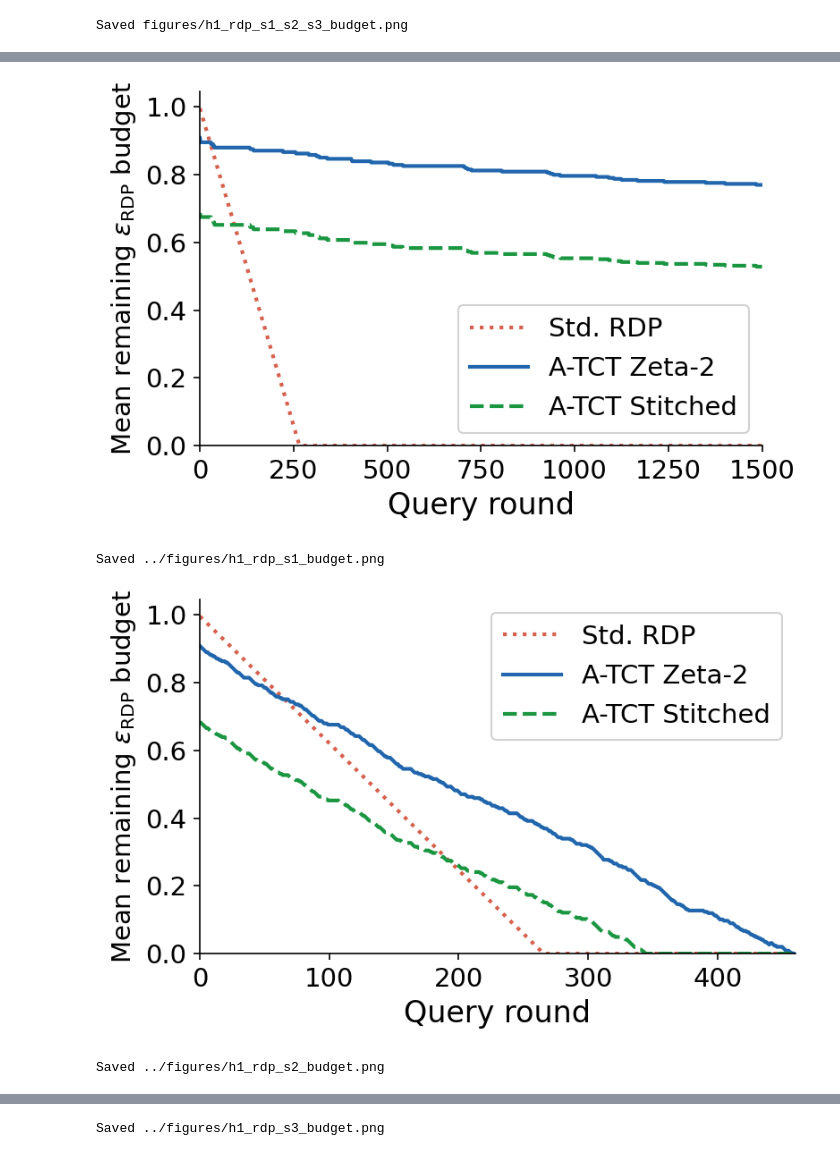
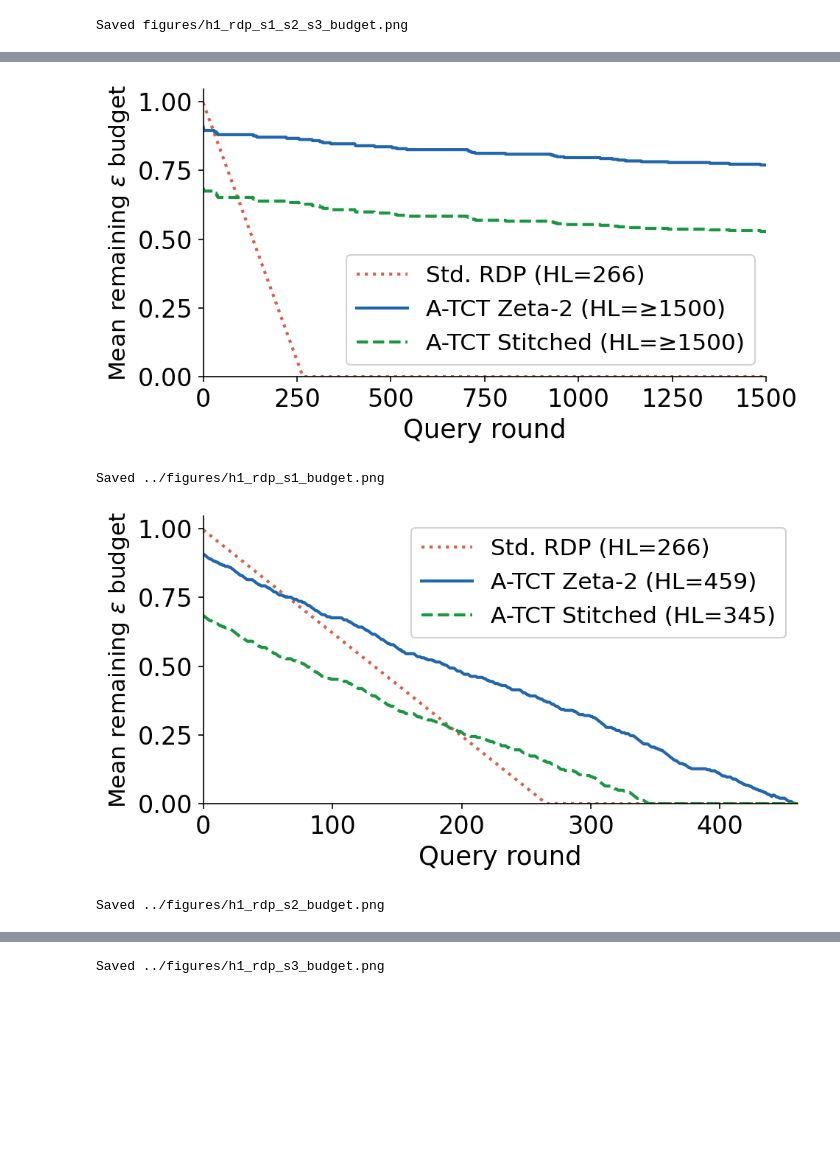
Before and after one commit to arcaulfield/adaptive-act, a Jupyter notebook: notebooks/11_h1_rdp.ipynb, the cells around one changed output, grey strips where cells are left out. Saved outputs shown, nothing was run; the diff lists cells and outputs as text; code cells hidden in the pictures; blank space fills up the shorter version.

```diff
--- a/notebooks/11_h1_rdp.ipynb
+++ b/notebooks/11_h1_rdp.ipynb
@@ -601,7 +601,7 @@ retention_panels = [
      'lower left',   '../figures/h1_rdp_s3_retention.png'),
 ]
 for zf, sf, idpf, hl_z, hl_s, hl_i, leg_loc, fname in retention_panels:
-    fig, ax = plt.subplots(figsize=(5.5, 3.5))
+    fig, ax = plt.subplots(figsize=(6.5, 3.5))
     n = max(len(zf), len(sf), len(idpf)) + 1
     rnds = list(range(n))
     za = pad(zf, n); sa = pad(sf, n); ia = pad(idpf, n)
@@ -614,11 +614,11 @@ for zf, sf, idpf, hl_z, hl_s, hl_i, leg_loc, fname in retention_panels:
     ax.axhline(0.5, color='#aaa', lw=0.75, linestyle=':', zorder=0)
     if hl_i < n - 2:
         ax.axvline(hl_i, color=IDP_COLOR, lw=0.9, linestyle=':', alpha=0.6)
-    ax.set_xlabel('Query round', fontsize=16)
+    ax.set_xlabel('Query round', fontsize=17)
     ax.set_ylabel('Fraction of users active', fontsize=16)
     ax.set_xlim(0, n - 1); ax.set_ylim(-0.02, 1.08)
-    ax.tick_params(axis='both', which='major', labelsize=14)
-    ax.legend(loc=leg_loc, fontsize=12, frameon=True, framealpha=0.88,
+    ax.tick_params(axis='both', which='major', labelsize=16)
+    ax.legend(loc=leg_loc, fontsize=15, frameon=True, framealpha=0.88,
               borderpad=0.45, labelspacing=0.55, handlelength=2.2)
     plt.tight_layout()
     fig.subplots_adjust(top=0.97)
@@ -635,35 +635,35 @@ Saved ../figures/h1_rdp_s3_retention.png
 # %%
 # ── Individual S1 / S2 / S3: Budget Degradation ─────────────────────────────
 budget_panels = [
-    (tct1z_budget, tct1s_budget, idp1_budget, 'lower right',
-     '../figures/h1_rdp_s1_budget.png'),
-    (tct2z_budget, tct2s_budget, idp2_budget, 'upper right',
-     '../figures/h1_rdp_s2_budget.png'),
-    (tct3z_budget, tct3s_budget, idp3_budget, 'upper right',
-     '../figures/h1_rdp_s3_budget.png'),
+    (tct1z_budget, tct1s_budget, idp1_budget, hl_tct1z, hl_tct1s, hl_idp1,
+     'lower right', '../figures/h1_rdp_s1_budget.png'),
+    (tct2z_budget, tct2s_budget, idp2_budget, hl_tct2z, hl_tct2s, hl_idp2,
+     'upper right', '../figures/h1_rdp_s2_budget.png'),
+    (tct3z_budget, tct3s_budget, idp3_budget, hl_tct3z, hl_tct3s, hl_idp3,
+     'upper right', '../figures/h1_rdp_s3_budget.png'),
 ]
-for zb, sb, ib, leg_loc, fname in budget_panels:
-    fig, ax = plt.subplots(figsize=(5.5, 3.5))
+for zb, sb, ib, hl_z, hl_s, hl_i, leg_loc, fname in budget_panels:
+    fig, ax = plt.subplots(figsize=(6.5, 3.5))
     n = max(len(zb), len(sb), len(ib)) + 1
     rnds = list(range(n))
     zb_ = pad(zb, n); sb_ = pad(sb, n); ib_ = pad(ib, n)
-    ax.plot(rnds, ib_, color=IDP_COLOR,   lw=2.0, linestyle=':', label='Std. RDP')
-    ax.plot(rnds, zb_, color=TCT_Z_COLOR, lw=2.0,               label='A-TCT Zeta-2')
-    ax.plot(rnds, sb_, color=TCT_S_COLOR, lw=2.0, linestyle='--', label='A-TCT Stitched')
+    ax.plot(rnds, ib_, color=IDP_COLOR,   lw=2.0, linestyle=':', label=f'Std. RDP (HL={hl_i})')
+    ax.plot(rnds, zb_, color=TCT_Z_COLOR, lw=2.0,               label=f'A-TCT Zeta-2 (HL={hl_label(hl_z, n)})')
+    ax.plot(rnds, sb_, color=TCT_S_COLOR, lw=2.0, linestyle='--', label=f'A-TCT Stitched (HL={hl_label(hl_s, n)})')
     ax.axhline(0, color='#888', lw=0.5, zorder=0)
-    ax.set_xlabel('Query round', fontsize=16)
-    ax.set_ylabel(r'Mean remaining $\varepsilon_{\mathrm{RDP}}$ budget', fontsize=14)
+    ax.set_xlabel('Query round', fontsize=17)
+    ax.set_ylabel(r'Mean remaining $\varepsilon$ budget', fontsize=15)
     ax.set_xlim(0, n - 1); ax.set_ylim(bottom=0)
-    ax.tick_params(axis='both', which='major', labelsize=14)
-    ax.legend(loc=leg_loc, fontsize=14, frameon=True, framealpha=0.88,
+    ax.tick_params(axis='both', which='major', labelsize=16)
+    ax.legend(loc=leg_loc, fontsize=15, frameon=True, framealpha=0.88,
               borderpad=0.45, labelspacing=0.55, handlelength=2.2)
     plt.tight_layout()
     fig.subplots_adjust(top=0.97)
     plt.savefig(fname, bbox_inches='tight', dpi=200)
     plt.show()
     print(f'Saved {fname}')
 # %% [output]
-[figure, old version]
+[figure, new version]
 Saved ../figures/h1_rdp_s1_budget.png
-[figure, old version]
+[figure, new version]
 Saved ../figures/h1_rdp_s2_budget.png
```
Also changed, not shown: parts of 4 cells of this notebook, 4 other files.
